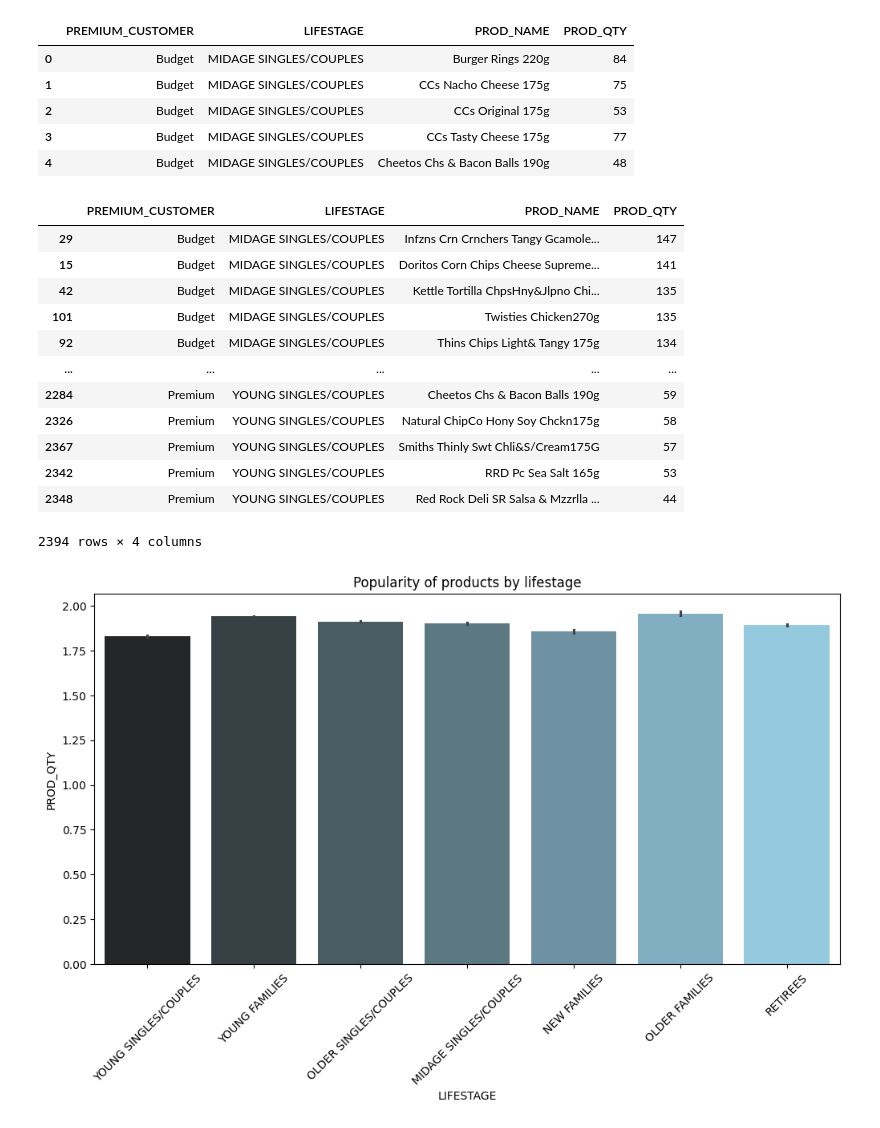
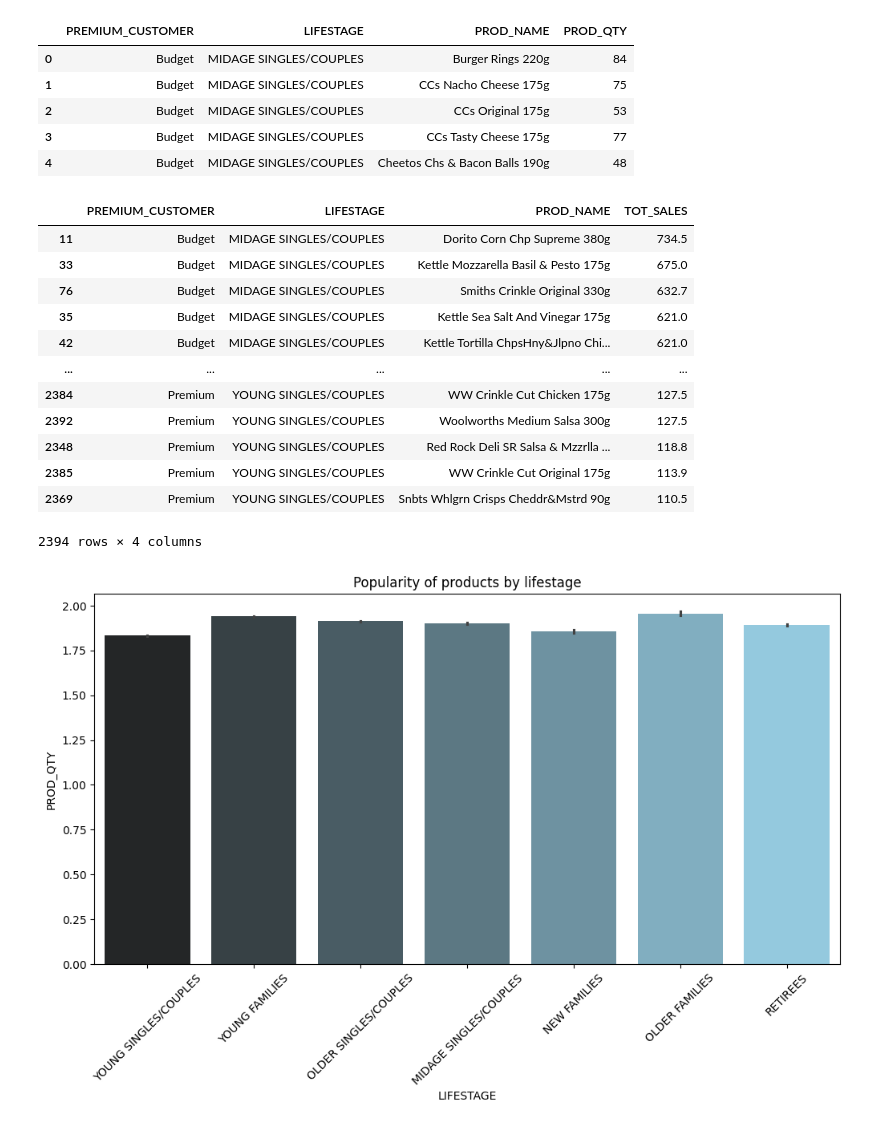
Before and after one commit to Vedant-cloud-ctrl/Quantium, a Jupyter notebook: Quantium_Task_1.ipynb, the cells around one changed output. Saved outputs shown, nothing was run; the diff lists cells and outputs as text; code cells hidden in the pictures.

```diff
--- a/Quantium_Task_1.ipynb
+++ b/Quantium_Task_1.ipynb
@@ -179,9 +211,9 @@ TOTAL_REVENUE[TOTAL_REVENUE["PREMIUM_CUSTOMER"]=="Mainstream"].sort_values(by="T
 | 7 | Mainstream | MIDAGE SINGLES/COUPLES | 90803.85 |
 | 8 | Mainstream | NEW FAMILIES | 17013.90 |
 # %%
-# Most Popular Chips Brand among diff types of customers
-POP_CHIPS = Customer_Data.groupby(["PREMIUM_CUSTOMER", "LIFESTAGE", "PROD_NAME"])["PROD_QTY"].sum().reset_index()
-POP_CHIPS.head()
+# Aggregate the total sales of each product by lifestage & prmium customer by understanding product quantities.
+AGG_CHIPS = Customer_Data.groupby(["PREMIUM_CUSTOMER", "LIFESTAGE", "PROD_NAME"])["PROD_QTY"].sum().reset_index()
+AGG_CHIPS.head()
 # %% [output]
 |  | PREMIUM_CUSTOMER | LIFESTAGE | PROD_NAME | PROD_QTY |
 | 0 | Budget | MIDAGE SINGLES/COUPLES | Burger Rings 220g | 84 |
@@ -190,21 +222,22 @@ POP_CHIPS.head()
 | 3 | Budget | MIDAGE SINGLES/COUPLES | CCs Tasty Cheese 175g | 77 |
 | 4 | Budget | MIDAGE SINGLES/COUPLES | Cheetos Chs & Bacon Balls 190g | 48 |
 # %%
-TOP_CHIPS = POP_CHIPS.sort_values(["PREMIUM_CUSTOMER", "LIFESTAGE", "PROD_QTY"], ascending=[True, True, False])
+# Popular chips brand among different demogrpahics.
+TOP_CHIPS = POP_CHIPS.sort_values(["PREMIUM_CUSTOMER", "LIFESTAGE", "TOT_SALES"], ascending=[True, True, False])
 TOP_CHIPS
 # %% [output]
-|  | PREMIUM_CUSTOMER | LIFESTAGE | PROD_NAME | PROD_QTY |
-| 29 | Budget | MIDAGE SINGLES/COUPLES | Infzns Crn Crnchers Tangy Gcamole... | 147 |
-| 15 | Budget | MIDAGE SINGLES/COUPLES | Doritos Corn Chips Cheese Supreme... | 141 |
-| 42 | Budget | MIDAGE SINGLES/COUPLES | Kettle Tortilla ChpsHny&Jlpno Chi... | 135 |
-| 101 | Budget | MIDAGE SINGLES/COUPLES | Twisties Chicken270g | 135 |
-| 92 | Budget | MIDAGE SINGLES/COUPLES | Thins Chips Light& Tangy 175g | 134 |
+|  | PREMIUM_CUSTOMER | LIFESTAGE | PROD_NAME | TOT_SALES |
+| 11 | Budget | MIDAGE SINGLES/COUPLES | Dorito Corn Chp Supreme 380g | 734.5 |
+| 33 | Budget | MIDAGE SINGLES/COUPLES | Kettle Mozzarella Basil & Pesto 175g | 675.0 |
+| 76 | Budget | MIDAGE SINGLES/COUPLES | Smiths Crinkle Original 330g | 632.7 |
+| 35 | Budget | MIDAGE SINGLES/COUPLES | Kettle Sea Salt And Vinegar 175g | 621.0 |
+| 42 | Budget | MIDAGE SINGLES/COUPLES | Kettle Tortilla ChpsHny&Jlpno Chi... | 621.0 |
 | ... | ... | ... | ... | ... |
-| 2284 | Premium | YOUNG SINGLES/COUPLES | Cheetos Chs & Bacon Balls 190g | 59 |
-| 2326 | Premium | YOUNG SINGLES/COUPLES | Natural ChipCo Hony Soy Chckn175g | 58 |
-| 2367 | Premium | YOUNG SINGLES/COUPLES | Smiths Thinly Swt Chli&S/Cream175G | 57 |
-| 2342 | Premium | YOUNG SINGLES/COUPLES | RRD Pc Sea Salt 165g | 53 |
-| 2348 | Premium | YOUNG SINGLES/COUPLES | Red Rock Deli SR Salsa & Mzzrlla ... | 44 |
+| 2384 | Premium | YOUNG SINGLES/COUPLES | WW Crinkle Cut Chicken 175g | 127.5 |
+| 2392 | Premium | YOUNG SINGLES/COUPLES | Woolworths Medium Salsa 300g | 127.5 |
+| 2348 | Premium | YOUNG SINGLES/COUPLES | Red Rock Deli SR Salsa & Mzzrlla ... | 118.8 |
+| 2385 | Premium | YOUNG SINGLES/COUPLES | WW Crinkle Cut Original 175g | 113.9 |
+| 2369 | Premium | YOUNG SINGLES/COUPLES | Snbts Whlgrn Crisps Cheddr&Mstrd 90g | 110.5 |
 2394 rows × 4 columns
 # %%
 # Visualize Popularity of products by lifestage
```
Also changed, not shown: parts of 10 cells of this notebook.
